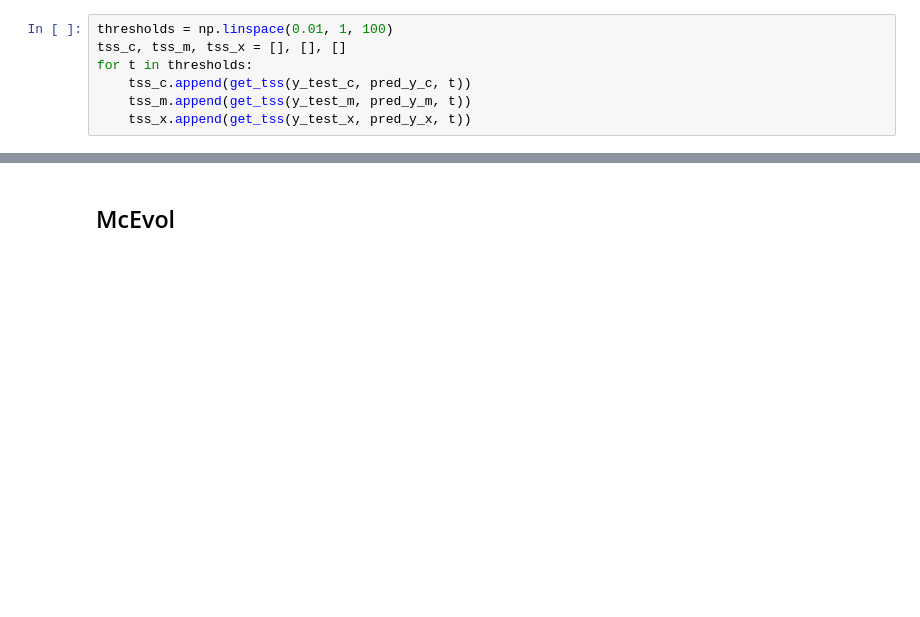
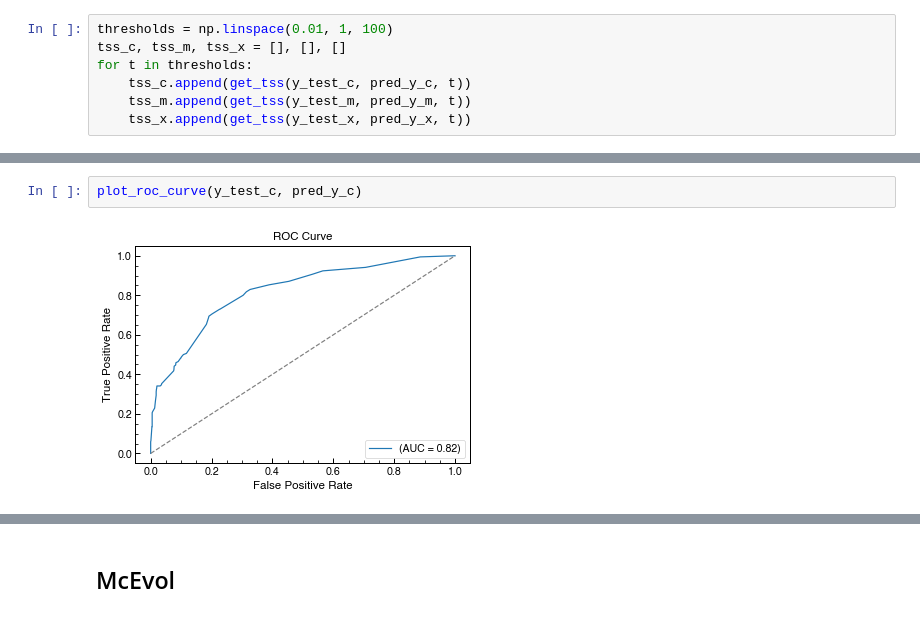
Before and after one commit to hayesla/flare_forecast_proj, a Jupyter notebook: forecast_tests/flare_rate_analysis.ipynb, the cells around one changed output, grey strips where cells are left out. Saved outputs shown, nothing was run; the diff lists cells and outputs as text; blank space fills up the shorter version.

```diff
--- a/forecast_tests/flare_rate_analysis.ipynb
+++ b/forecast_tests/flare_rate_analysis.ipynb
@@ -154,3 +170,7 @@ plt.plot([0, 1], [0, 1], color='navy', lw=lw, linestyle='--')
+# %%
+plot_roc_curve(y_test_c, pred_y_c)
+# %% [output]
+[figure, added]
 # %%
 fraction_of_positives_c, mean_predicted_value_c = calibration_curve(y_test_c, pred_y_c, n_bins=10)
 fraction_of_positives_m, mean_predicted_value_m = calibration_curve(y_test_m, pred_y_m, n_bins=10)
```
Also changed, not shown: parts of 29 cells of this notebook.
